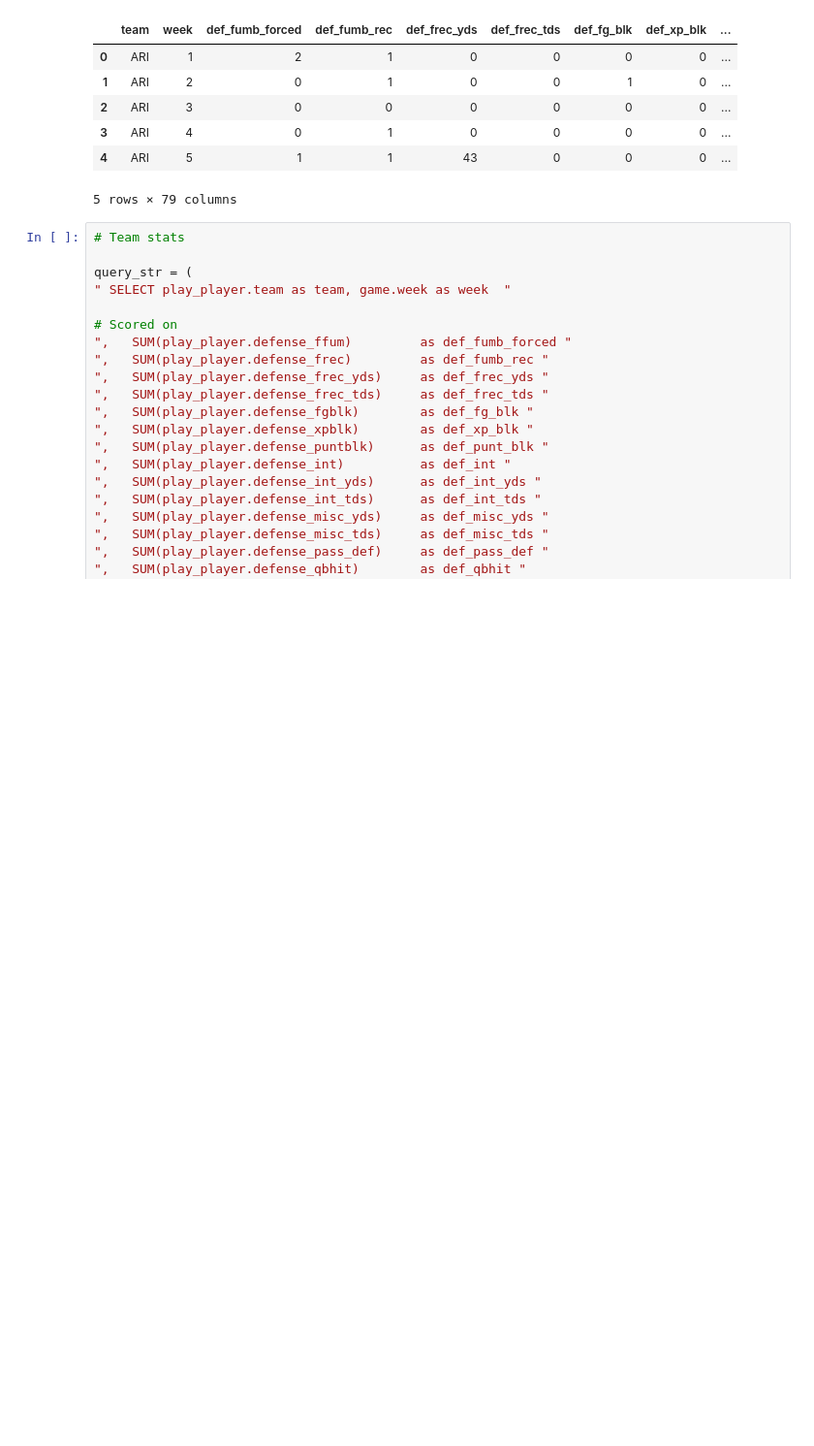
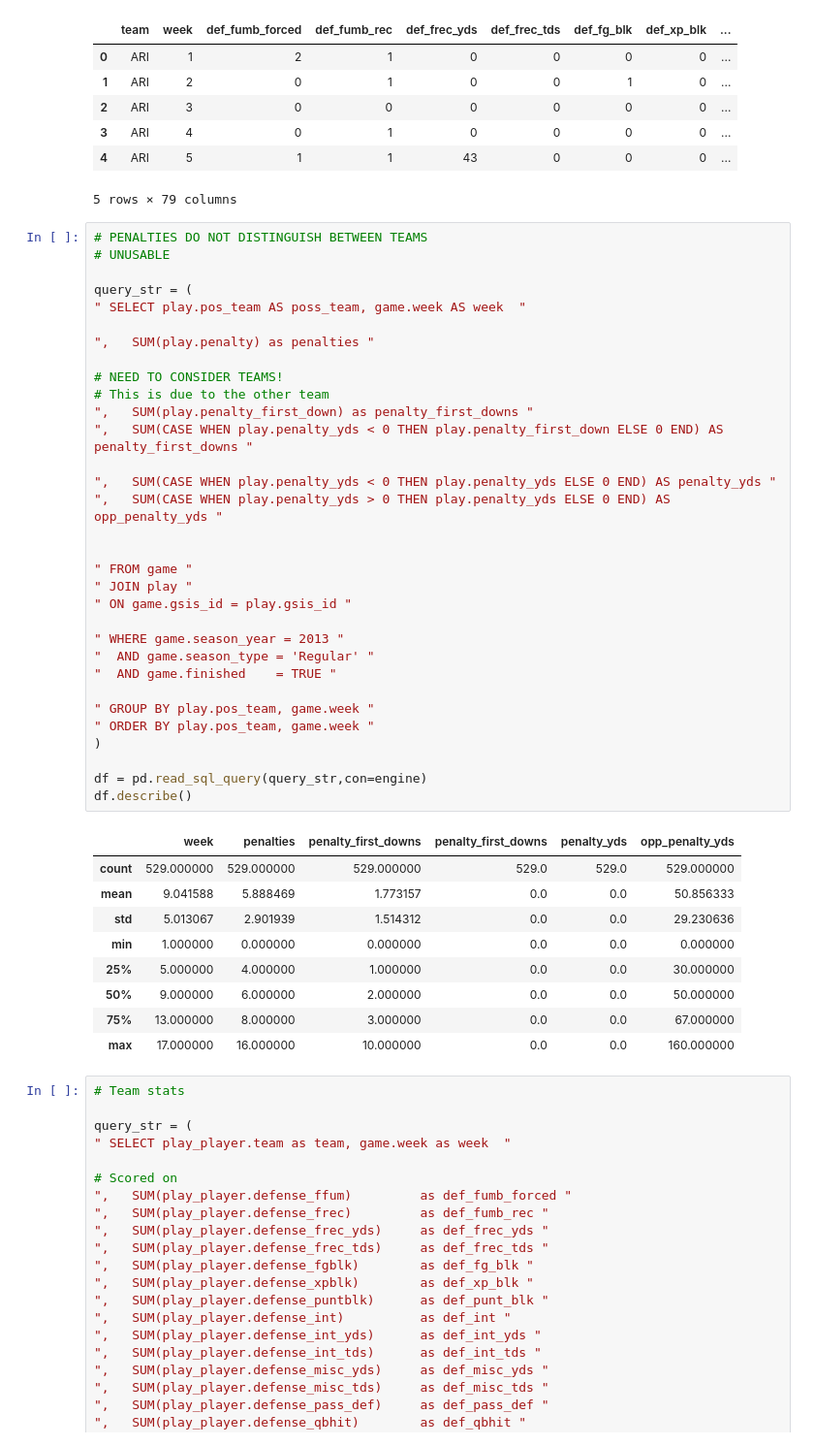
Before and after one commit to markertsean/Fantasy_Football, a Jupyter notebook: stats_generation/generate_sql.ipynb, the cells around one changed output. Shown: that part at 97% size. Saved outputs shown, nothing was run; the diff lists cells and outputs as text; blank space fills up the shorter version.

Commit message:
Tried to include penalties-turns out the DB does not contain which team made the penalty. May have to exclude

```diff
--- a/stats_generation/generate_sql.ipynb
+++ b/stats_generation/generate_sql.ipynb
@@ -161,6 +161,48 @@ foo.head()
 | 3 | ARI | 4 | 0 | 1 | 0 | 0 | 0 | 0 | ... |
 | 4 | ARI | 5 | 1 | 1 | 43 | 0 | 0 | 0 | ... |
 5 rows × 79 columns
+# %%
+# PENALTIES DO NOT DISTINGUISH BETWEEN TEAMS
+# UNUSABLE
+
+query_str = (
+" SELECT play.pos_team AS poss_team, game.week AS week  "
+
+",   SUM(play.penalty) as penalties "
+
+# NEED TO CONSIDER TEAMS!
+# This is due to the other team
+",   SUM(play.penalty_first_down) as penalty_first_downs "
+",   SUM(CASE WHEN play.penalty_yds < 0 THEN play.penalty_first_down ELSE 0 END) AS penalty_first_downs "
+
+",   SUM(CASE WHEN play.penalty_yds < 0 THEN play.penalty_yds ELSE 0 END) AS penalty_yds "
+",   SUM(CASE WHEN play.penalty_yds > 0 THEN play.penalty_yds ELSE 0 END) AS opp_penalty_yds "
+
+
+" FROM game "
+" JOIN play "
+" ON game.gsis_id = play.gsis_id "
+
+" WHERE game.season_year = 2013 "
+"  AND game.season_type = 'Regular' "
+"  AND game.finished    = TRUE "
+
+" GROUP BY play.pos_team, game.week "
+" ORDER BY play.pos_team, game.week "
+)
+
+df = pd.read_sql_query(query_str,con=engine)
+df.describe()
+# %% [output]
+|  | week | penalties | penalty_first_downs | penalty_first_downs | penalty_yds | opp_penalty_yds |
+| count | 529.000000 | 529.000000 | 529.000000 | 529.0 | 529.0 | 529.000000 |
+| mean | 9.041588 | 5.888469 | 1.773157 | 0.0 | 0.0 | 50.856333 |
+| std | 5.013067 | 2.901939 | 1.514312 | 0.0 | 0.0 | 29.230636 |
+| min | 1.000000 | 0.000000 | 0.000000 | 0.0 | 0.0 | 0.000000 |
+| 25% | 5.000000 | 4.000000 | 1.000000 | 0.0 | 0.0 | 30.000000 |
+| 50% | 9.000000 | 6.000000 | 2.000000 | 0.0 | 0.0 | 50.000000 |
+| 75% | 13.000000 | 8.000000 | 3.000000 | 0.0 | 0.0 | 67.000000 |
+| max | 17.000000 | 16.000000 | 10.000000 | 0.0 | 0.0 | 160.000000 |
 # %%
 # Team stats
 
```
